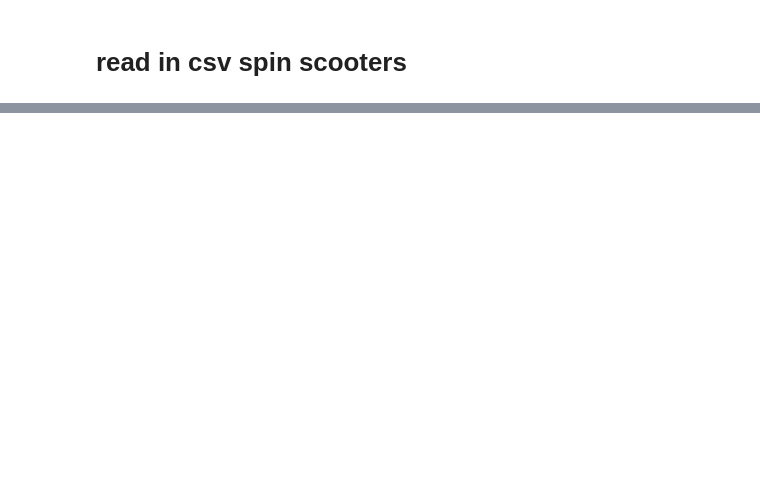
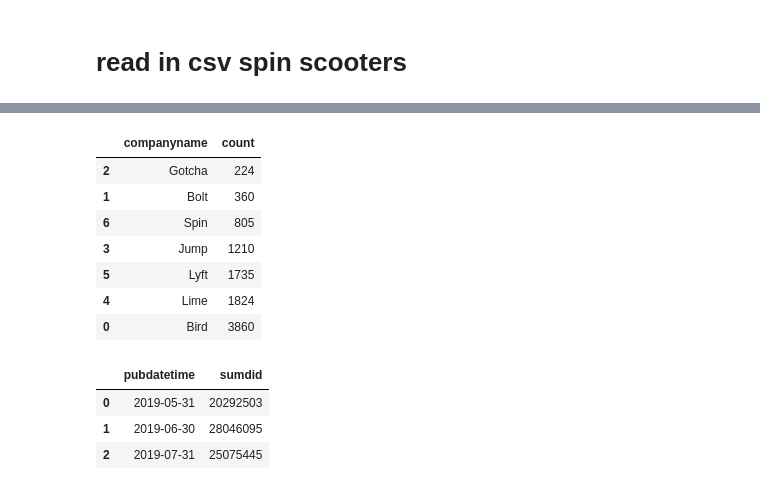
Before and after one commit to NSS-Data-Analytics-Cohort-11/scooters-hot_honey, a Jupyter notebook: notebook/metro_scooters.ipynb, the cells around one changed output, grey strips where cells are left out. Saved outputs shown, nothing was run; the diff lists cells and outputs as text; code cells hidden in the pictures; blank space fills up the shorter version.

```diff
--- a/notebook/metro_scooters.ipynb
+++ b/notebook/metro_scooters.ipynb
@@ -190,0 +489,32 @@ trips.head()
+# %%
+#query using python
+company_scooters_py = scootersdf[['companyname', 'sumdid']].groupby(['companyname'])['sumdid']\
+                                                        .nunique()\
+                                                        .reset_index(name = 'count')\
+                                                        .sort_values(['count'])
+company_scooters_py
+# %% [output]
+|  | companyname | count |
+| 2 | Gotcha | 224 |
+| 1 | Bolt | 360 |
+| 6 | Spin | 805 |
+| 3 | Jump | 1210 |
+| 5 | Lyft | 1735 |
+| 4 | Lime | 1824 |
+| 0 | Bird | 3860 |
+# %%
+(scootersdf
+ .groupby(pd.Grouper(key = 'pubdatetime',     # point it to your datetime column
+                     freq = '1M',               # How much do you want to group together values?
+                     origin = 'epoch'           # This will start times at midnight of 1970-01-01. This ensure
+                                                # This ensures that we are starting our first grouped period on the hour
+                    ))
+ ['sumdid']
+ .count()
+ .reset_index()
+)
+# %% [output]
+|  | pubdatetime | sumdid |
+| 0 | 2019-05-31 | 20292503 |
+| 1 | 2019-06-30 | 28046095 |
+| 2 | 2019-07-31 | 25075445 |
```
Also changed, not shown: parts of 52 cells of this notebook.
